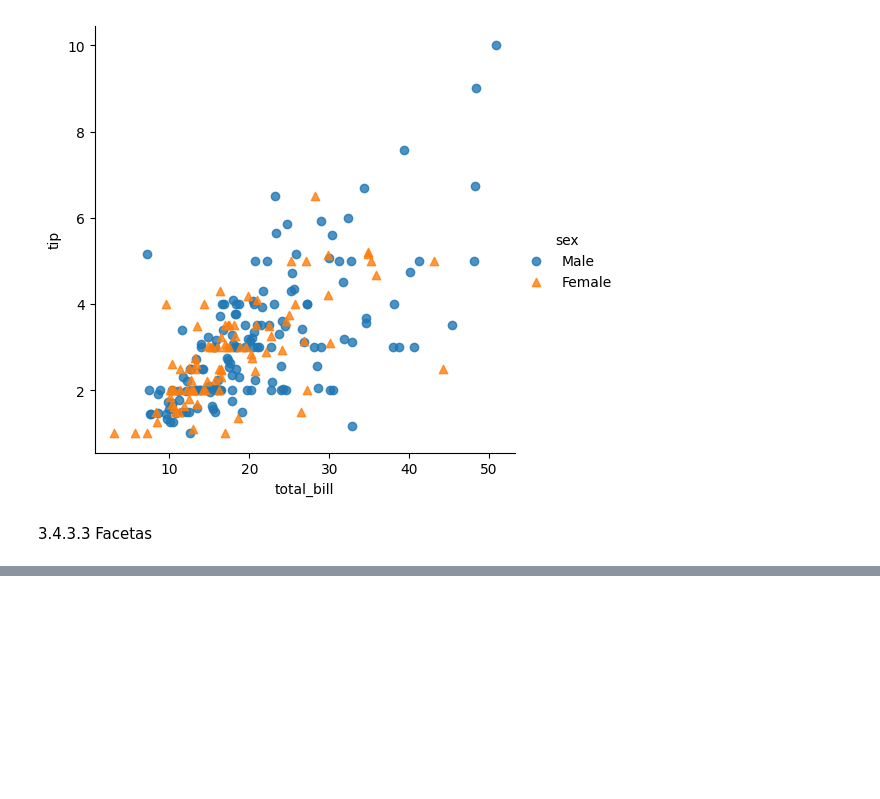
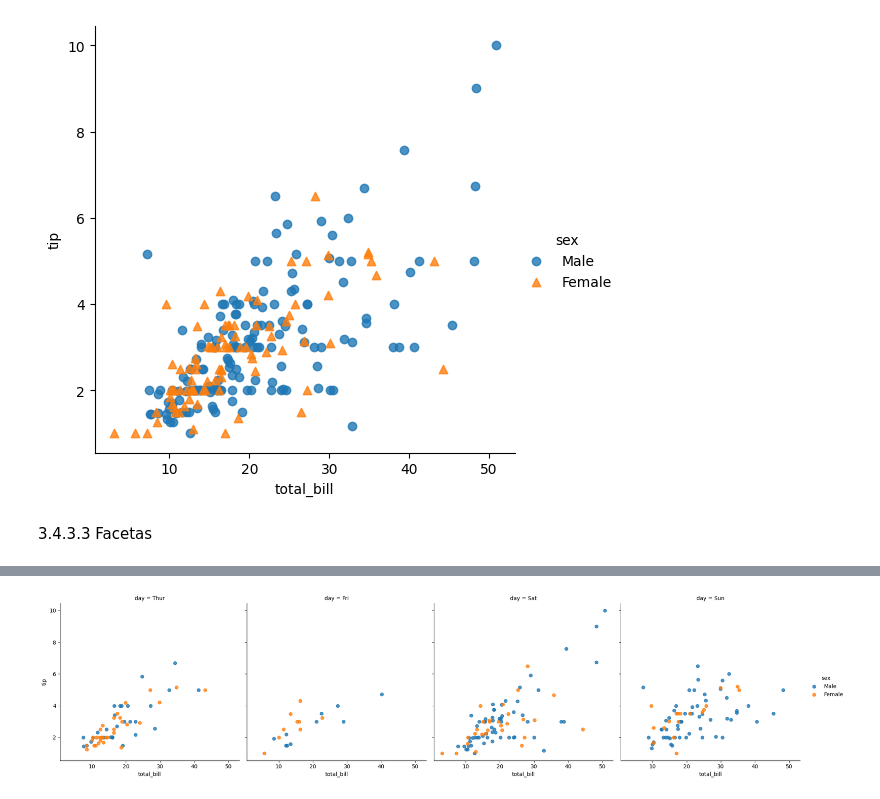
Before and after one commit to LuizGiehl/PFE, a Jupyter notebook: src/cap3.ipynb, the cells around one changed output, grey strips where cells are left out. Saved outputs shown, nothing was run; the diff lists cells and outputs as text; code cells hidden in the pictures; blank space fills up the shorter version.

```diff
--- a/src/cap3.ipynb
+++ b/src/cap3.ipynb
@@ -486,0 +518,7 @@ scatter = sns.lmplot(x='total_bill', y='tip', data=tips,
+# %%
+fig = sns.lmplot(data=tips, x='total_bill', y='tip', fit_reg=False,
+                 hue='sex', col='day')
+
+plt.show()
+# %% [output]
+[figure, added]
```
Also changed, not shown: parts of 8 cells of this notebook.
